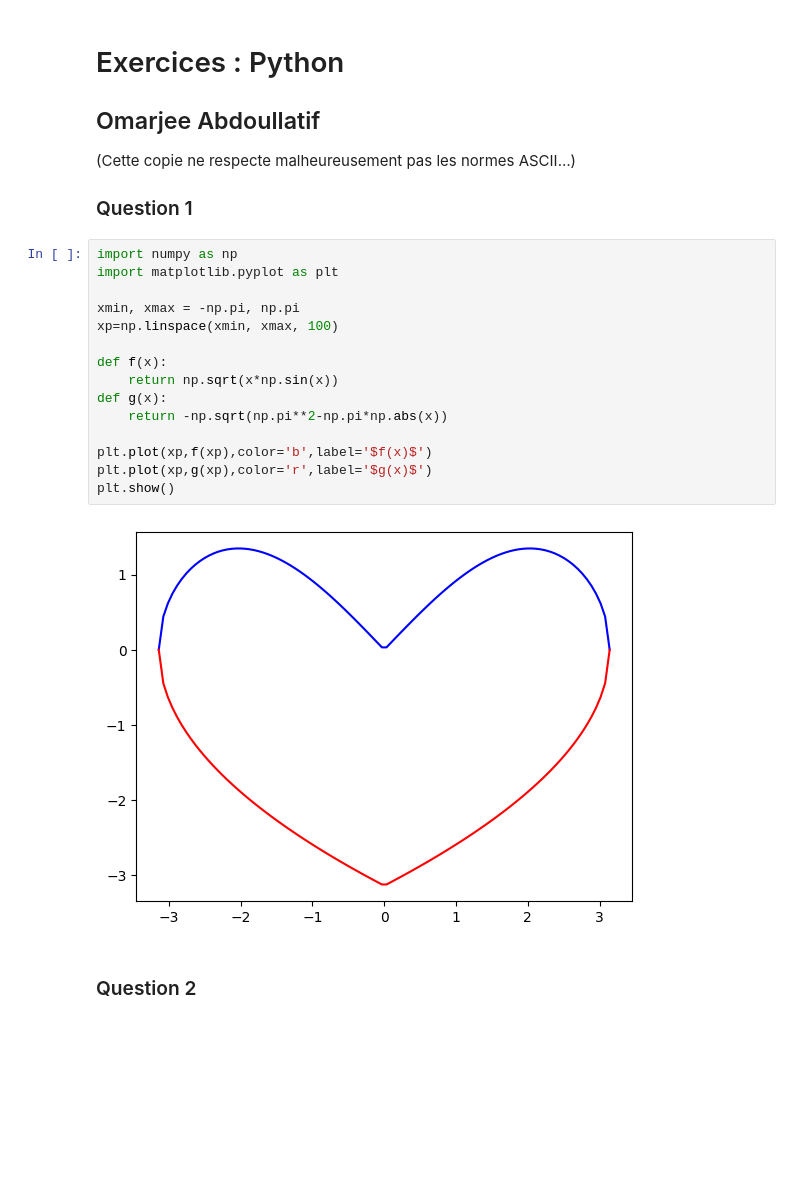
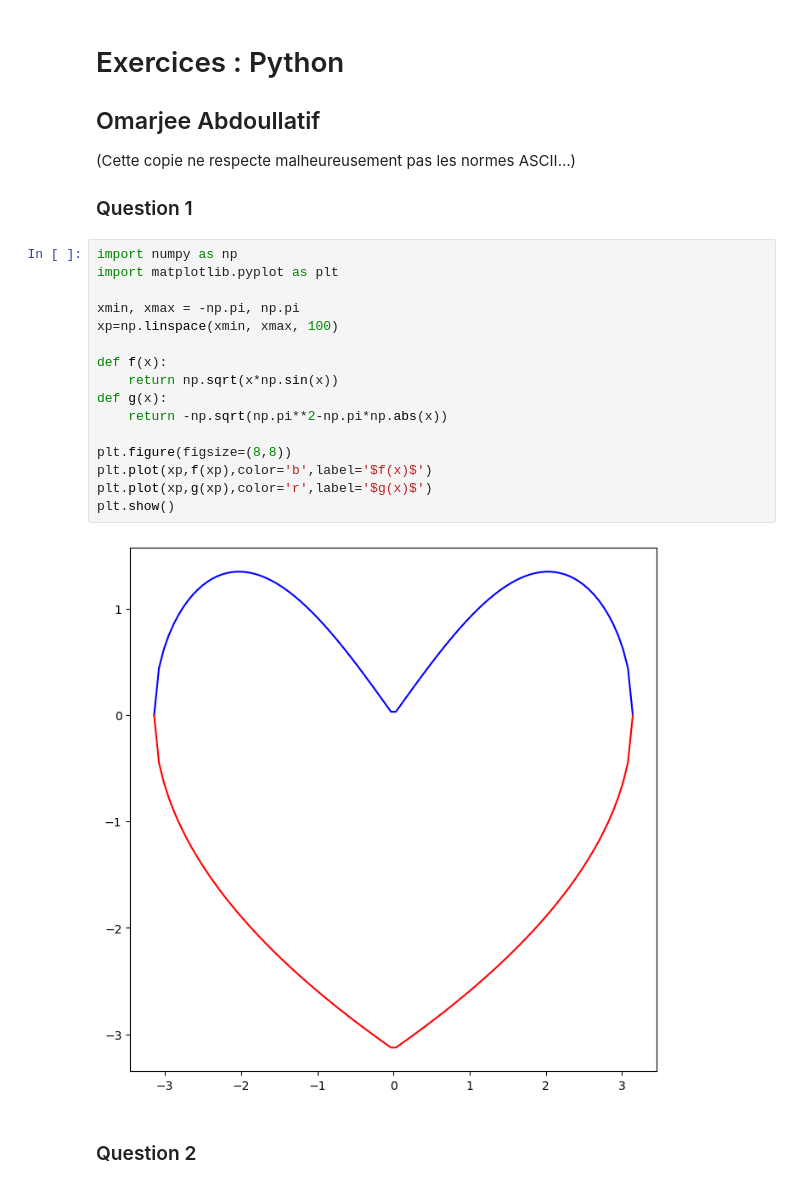
Before and after one commit to Falite/Notebooks-Jupyter, a Jupyter notebook: MEEF Degree/Logiciels scientifiques/Examen_CC2_2026_Omarjee.ipynb, the cells around one changed output. Drawn from its saved outputs; the diff is of its cells as text; blank space fills up the shorter version.

```diff
--- a/MEEF Degree/Logiciels scientifiques/Examen_CC2_2026_Omarjee.ipynb
+++ b/MEEF Degree/Logiciels scientifiques/Examen_CC2_2026_Omarjee.ipynb
@@ -8,20 +8,21 @@
 # %%
 import numpy as np
 import matplotlib.pyplot as plt
 
 xmin, xmax = -np.pi, np.pi
 xp=np.linspace(xmin, xmax, 100)
 
 def f(x):
     return np.sqrt(x*np.sin(x))
 def g(x):
     return -np.sqrt(np.pi**2-np.pi*np.abs(x))
 
+plt.figure(figsize=(8,8))
 plt.plot(xp,f(xp),color='b',label='$f(x)$')
 plt.plot(xp,g(xp),color='r',label='$g(x)$')
 plt.show()
 # %% [output]
-[figure, old version]
+[figure, new version]
 # %% [markdown]
 ### Question 2
 # %%
```
Also changed, not shown: parts of 1 cell of this notebook, 1 other file.
